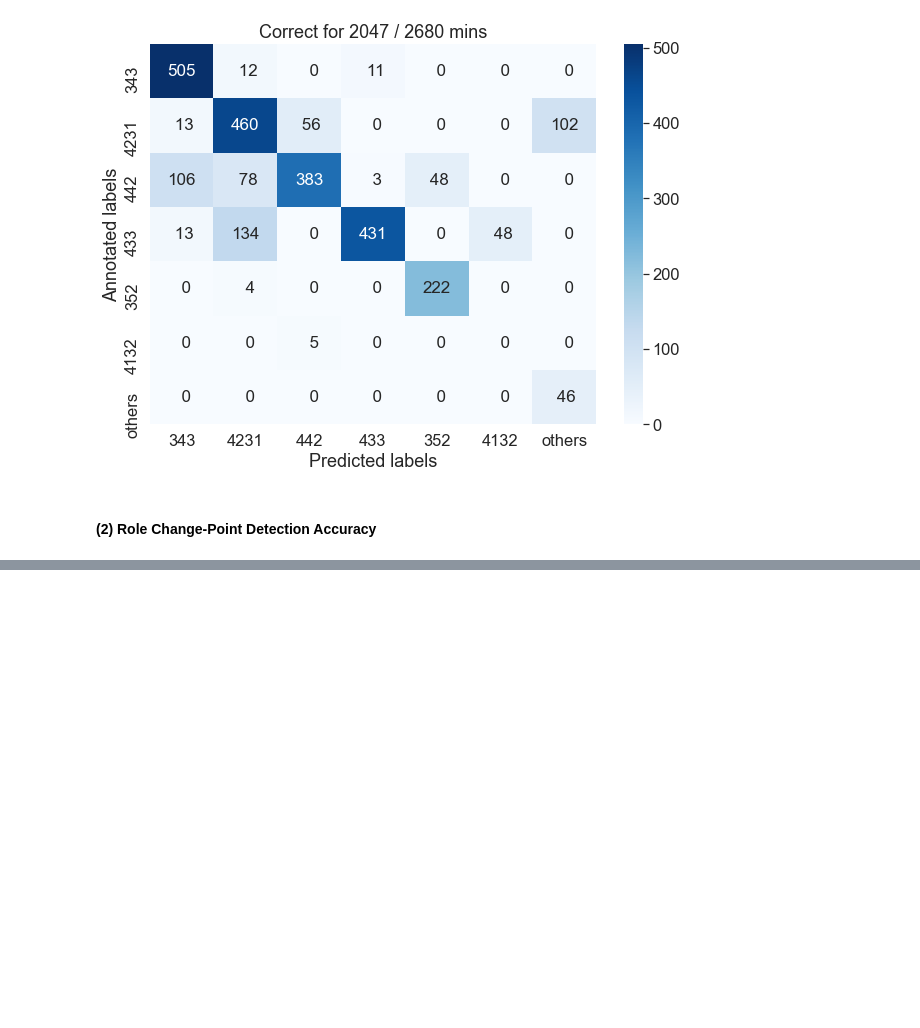
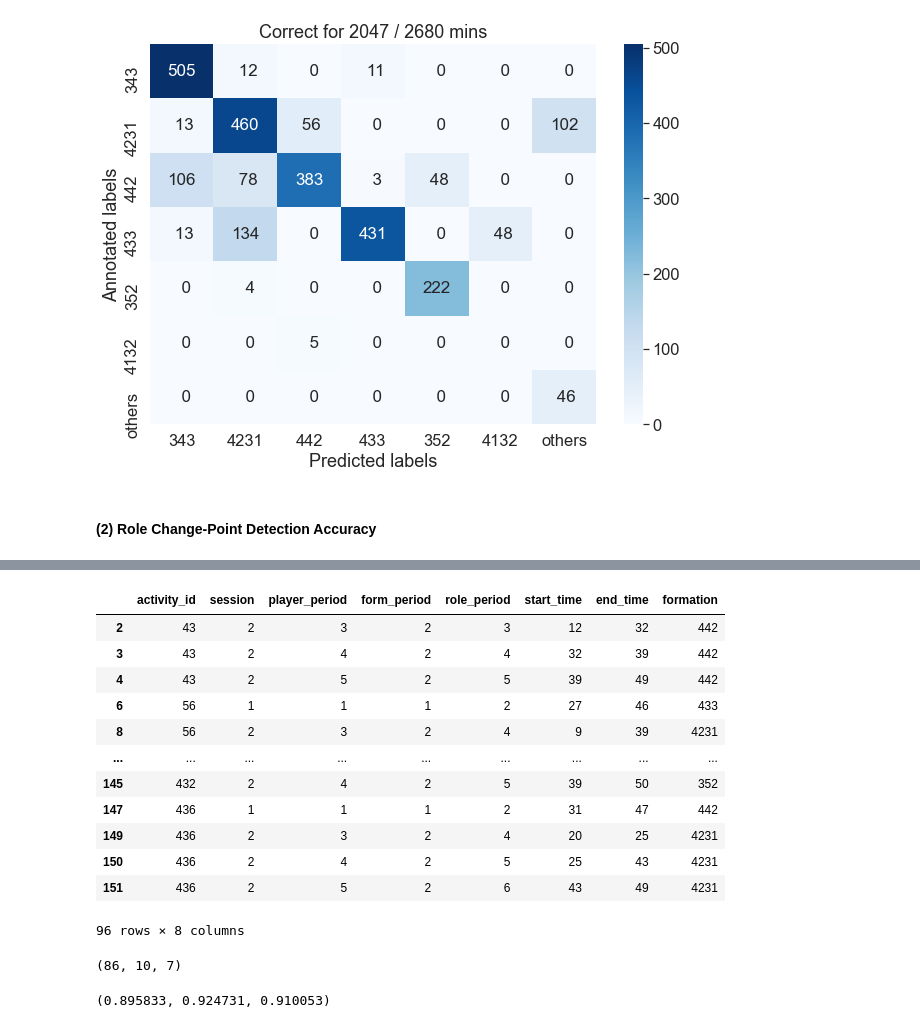
Before and after one commit to pientist/soccercpd, a Jupyter notebook: src/experiment1_model_evaluation.ipynb, the cells around one changed output, grey strips where cells are left out. Cells and saved outputs as stored; diff of their text form; code cells hidden in the pictures; blank space fills up the shorter version.

```diff
--- a/src/experiment1_model_evaluation.ipynb
+++ b/src/experiment1_model_evaluation.ipynb
@@ -205,0 +190,68 @@ form_periods
+# %%
+activity_ids = form_tags_true['activity_id'].unique()
+cps_true = form_tags_true[form_tags_true['start_time'] != 0]
+cps_pred = form_tags_pred[form_tags_pred['start_time'] != 0]
+cps_pred
+# %% [output]
+|  | activity_id | session | player_period | form_period | role_period | start_time | end_time | formation |
+| 2 | 43 | 2 | 3 | 2 | 3 | 12 | 32 | 442 |
+| 3 | 43 | 2 | 4 | 2 | 4 | 32 | 39 | 442 |
+| 4 | 43 | 2 | 5 | 2 | 5 | 39 | 49 | 442 |
+| 6 | 56 | 1 | 1 | 1 | 2 | 27 | 46 | 433 |
+| 8 | 56 | 2 | 3 | 2 | 4 | 9 | 39 | 4231 |
+| ... | ... | ... | ... | ... | ... | ... | ... | ... |
+| 145 | 432 | 2 | 4 | 2 | 5 | 39 | 50 | 352 |
+| 147 | 436 | 1 | 1 | 1 | 2 | 31 | 47 | 442 |
+| 149 | 436 | 2 | 3 | 2 | 4 | 20 | 25 | 4231 |
+| 150 | 436 | 2 | 4 | 2 | 5 | 25 | 43 | 4231 |
+| 151 | 436 | 2 | 5 | 2 | 6 | 43 | 49 | 4231 |
+96 rows × 8 columns
+# %%
+max_diff = 5
+
+true_pos = 0
+false_pos = 0
+false_neg = 0
+
+for activity_id in activity_ids:
+    activity_cps_true = cps_true[cps_true['activity_id'] == activity_id]
+    activity_cps_pred = cps_pred[cps_pred['activity_id'] == activity_id]
+
+    for i in activity_cps_pred.index:
+        for j in activity_cps_true.index:
+            same_session = activity_cps_pred.at[i, 'session'] == activity_cps_true.at[j, 'session']
+            time_diff = abs(activity_cps_pred.at[i, 'start_time'] - activity_cps_true.at[j, 'start_time'])
+
+            found = False
+            if same_session and time_diff <= max_diff:
+                true_pos += 1
+                found = True
+                break
+
+        if not found:
+            false_pos += 1
+
+    for i in activity_cps_true.index:
+        for j in activity_cps_pred.index:
+            same_session = activity_cps_true.at[i, 'session'] == activity_cps_pred.at[j, 'session']
+            time_diff = abs(activity_cps_true.at[i, 'start_time'] - activity_cps_pred.at[j, 'start_time'])
+
+            found = False
+            if same_session and time_diff <= max_diff:
+                found = True
+                break
+
+        if not found:
+            false_neg += 1
+
+true_pos, false_pos, false_neg
+# %% [output]
+(86, 10, 7)
+# %%
+precision = round(true_pos / (true_pos + false_pos), 6)
+recall = round(true_pos / (true_pos + false_neg), 6)
+f1_score = round(2 * (precision * recall) / (precision + recall), 6)
+
+precision, recall, f1_score
+# %% [output]
+(0.895833, 0.924731, 0.910053)
```
Also changed, not shown: parts of 1 cell of this notebook, 1 other file.
